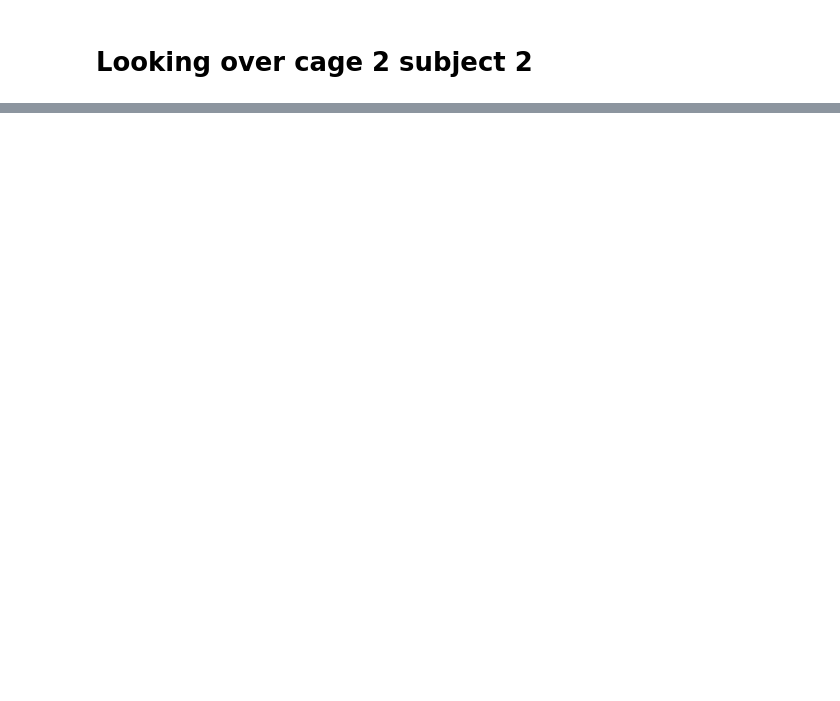
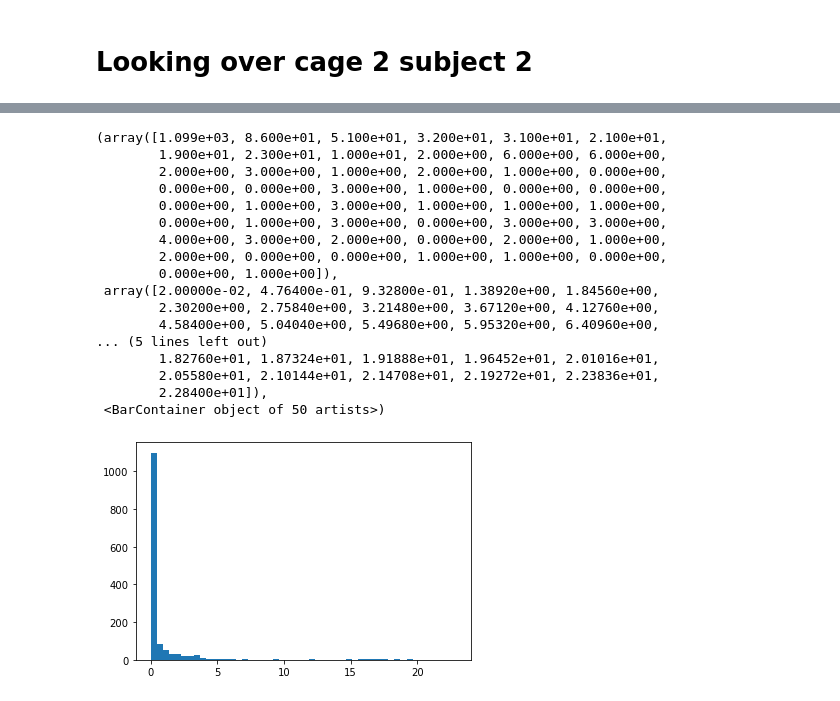
Before and after one commit to padillacoreanolab/behavioral_dataframe_processing, a Jupyter notebook: results/2022_07_20_repeated_id_fix/02_calculating_latencies.ipynb, the cells around one changed output, grey strips where cells are left out. Cells and saved outputs as stored; diff of their text form; code cells hidden in the pictures; blank space fills up the shorter version.

```diff
--- a/results/2022_07_20_repeated_id_fix/02_calculating_latencies.ipynb
+++ b/results/2022_07_20_repeated_id_fix/02_calculating_latencies.ipynb
@@ -1016,0 +1144,21 @@ recording_and_metadata_df[recording_and_metadata_df["cage_and_subject"] == "cage
+# %%
+plt.hist((cage_2_subject_2_0727["(N)Portexit"] - cage_2_subject_2_0727["(P)Portentry"]).dropna(), bins=50)
+# %% [output]
+(array([1.099e+03, 8.600e+01, 5.100e+01, 3.200e+01, 3.100e+01, 2.100e+01,
+        1.900e+01, 2.300e+01, 1.000e+01, 2.000e+00, 6.000e+00, 6.000e+00,
+        2.000e+00, 3.000e+00, 1.000e+00, 2.000e+00, 1.000e+00, 0.000e+00,
+        0.000e+00, 0.000e+00, 3.000e+00, 1.000e+00, 0.000e+00, 0.000e+00,
+        0.000e+00, 1.000e+00, 3.000e+00, 1.000e+00, 1.000e+00, 1.000e+00,
+        0.000e+00, 1.000e+00, 3.000e+00, 0.000e+00, 3.000e+00, 3.000e+00,
+        4.000e+00, 3.000e+00, 2.000e+00, 0.000e+00, 2.000e+00, 1.000e+00,
+        2.000e+00, 0.000e+00, 0.000e+00, 1.000e+00, 1.000e+00, 0.000e+00,
+        0.000e+00, 1.000e+00]),
+ array([2.00000e-02, 4.76400e-01, 9.32800e-01, 1.38920e+00, 1.84560e+00,
+        2.30200e+00, 2.75840e+00, 3.21480e+00, 3.67120e+00, 4.12760e+00,
+        4.58400e+00, 5.04040e+00, 5.49680e+00, 5.95320e+00, 6.40960e+00,
+... (5 lines left out)
+        1.82760e+01, 1.87324e+01, 1.91888e+01, 1.96452e+01, 2.01016e+01,
+        2.05580e+01, 2.10144e+01, 2.14708e+01, 2.19272e+01, 2.23836e+01,
+        2.28400e+01]),
+ <BarContainer object of 50 artists>)
+[figure, added]
```
Also changed, not shown: parts of 52 cells of this notebook, 14 other files.
